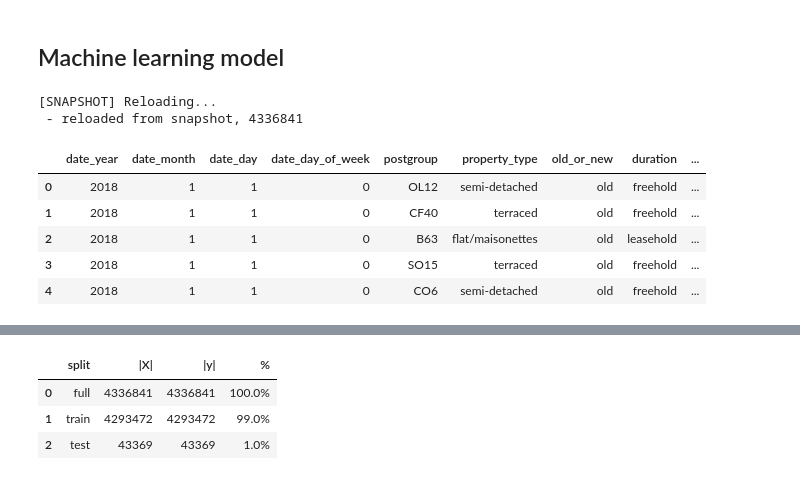
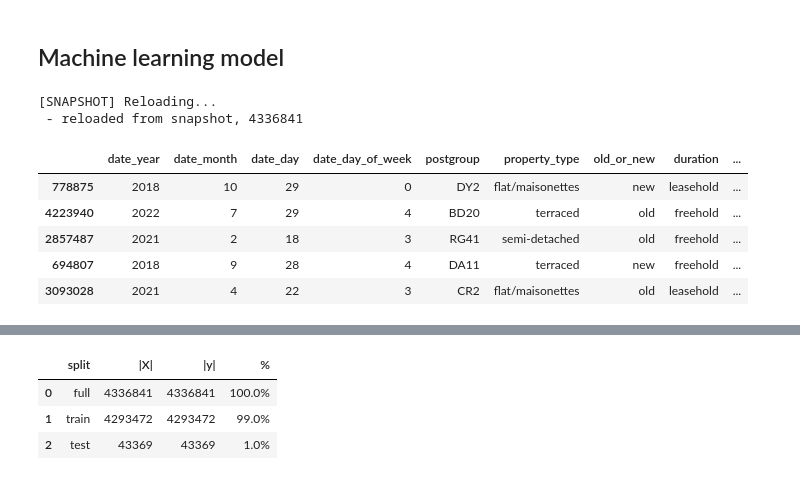
Before and after one commit to hudsonmendes/uolondon-cm3005-dsc, a Jupyter notebook: report.ipynb, the cells around one changed output, grey strips where cells are left out. Saved outputs shown, nothing was run; the diff lists cells and outputs as text; code cells hidden in the pictures.

```diff
--- a/report.ipynb
+++ b/report.ipynb
@@ -372,34 +372,34 @@ for ix, property_type in tqdm(list(enumerate(ppd_property_type.values()))):
 # %%
 try:
     assert df is not None
 except NameError:
     import pathlib
     import pandas as pd
     import numpy as np
 
     print("[SNAPSHOT] Reloading...")
     pd.set_option("display.float_format", lambda x: "{:,.3f}".format(x))
     data_folderpath = pathlib.Path("./data")
     df = pd.read_csv(data_folderpath / "snapshot-Xy-1NF.zip").astype(
         {
             "postgroup": "category",
             "property_type": "category",
             "old_or_new": "category",
             "duration": "category",
             "price": "double",
         }
     )
     print(f" - reloaded from snapshot, {df.shape[0]}")
-df.head()
+df.sample(n=5)
 # %% [output]
 [SNAPSHOT] Reloading...
  - reloaded from snapshot, 4336841
 |  | date_year | date_month | date_day | date_day_of_week | postgroup | property_type | old_or_new | duration | ... |
-| 0 | 2018 | 1 | 1 | 0 | OL12 | semi-detached | old | freehold | ... |
-| 1 | 2018 | 1 | 1 | 0 | CF40 | terraced | old | freehold | ... |
-| 2 | 2018 | 1 | 1 | 0 | B63 | flat/maisonettes | old | leasehold | ... |
-| 3 | 2018 | 1 | 1 | 0 | SO15 | terraced | old | freehold | ... |
-| 4 | 2018 | 1 | 1 | 0 | CO6 | semi-detached | old | freehold | ... |
+| 778875 | 2018 | 10 | 29 | 0 | DY2 | flat/maisonettes | new | leasehold | ... |
+| 4223940 | 2022 | 7 | 29 | 4 | BD20 | terraced | old | freehold | ... |
+| 2857487 | 2021 | 2 | 18 | 3 | RG41 | semi-detached | old | freehold | ... |
+| 694807 | 2018 | 9 | 28 | 4 | DA11 | terraced | new | freehold | ... |
+| 3093028 | 2021 | 4 | 22 | 3 | CR2 | flat/maisonettes | old | leasehold | ... |
 # %%
 X, y = df[df.columns[:-1]], df[df.columns[-1]]
 # %%
```
Also changed, not shown: parts of 6 cells of this notebook, 2 other files.
